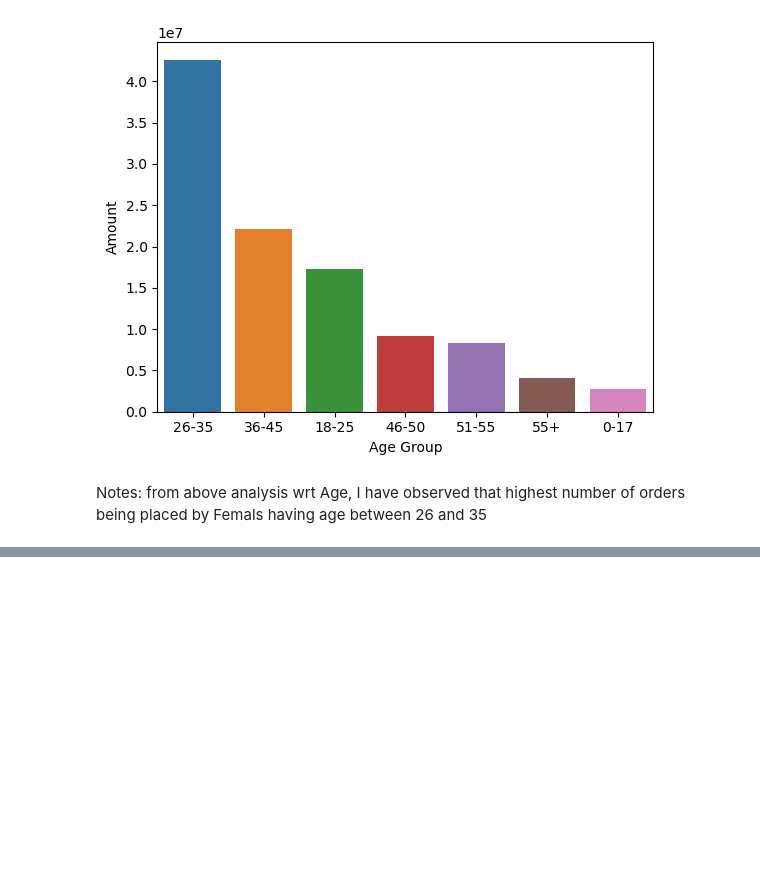
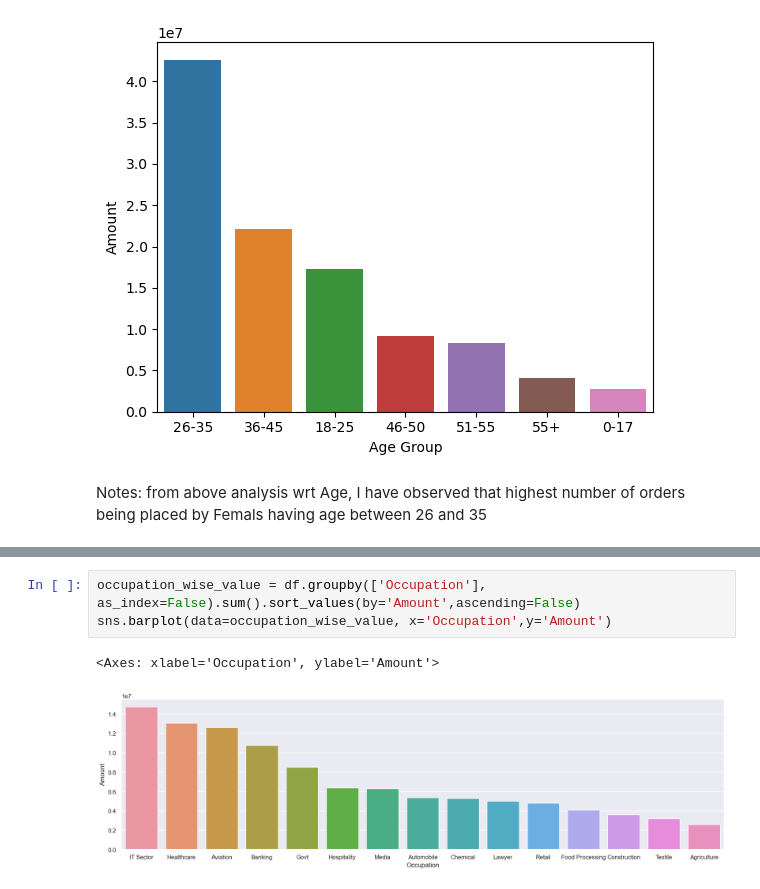
Before and after one commit to rupaparamihir/Festival-Sale-Data-Analysis, a Jupyter notebook: Sales Analysis during Festival.ipynb, the cells around one changed output, grey strips where cells are left out. Cells and saved outputs as stored; diff of their text form; blank space fills up the shorter version.

```diff
--- a/Sales Analysis during Festival.ipynb
+++ b/Sales Analysis during Festival.ipynb
@@ -201,0 +211,6 @@ Notes: from above analysis wrt Age, I have observed that highest number of order
+# %%
+occupation_wise_value = df.groupby(['Occupation'], as_index=False).sum().sort_values(by='Amount',ascending=False)
+sns.barplot(data=occupation_wise_value, x='Occupation',y='Amount')
+# %% [output]
+<Axes: xlabel='Occupation', ylabel='Amount'>
+[figure, added]
```
Also changed, not shown: parts of 14 cells of this notebook.
